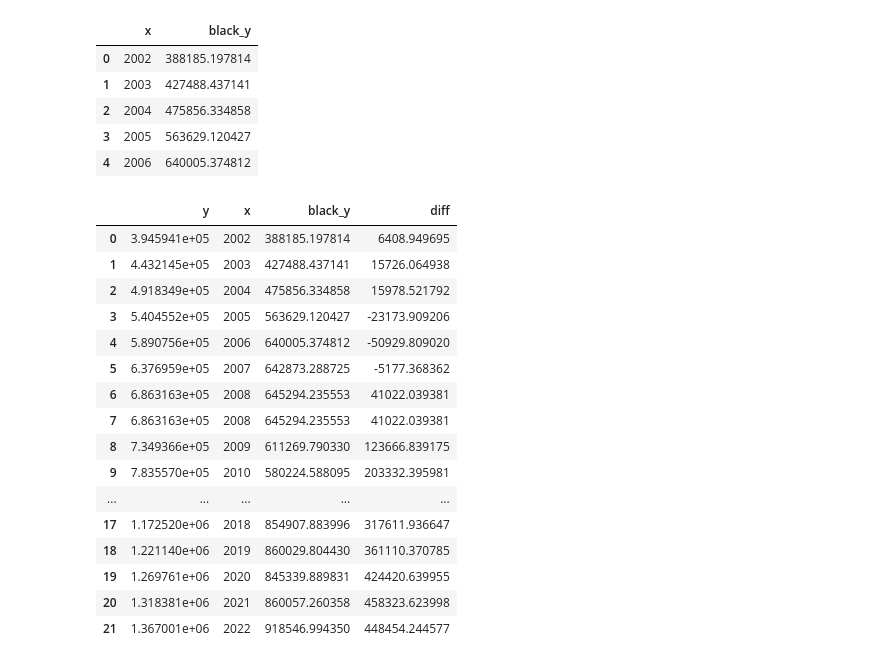
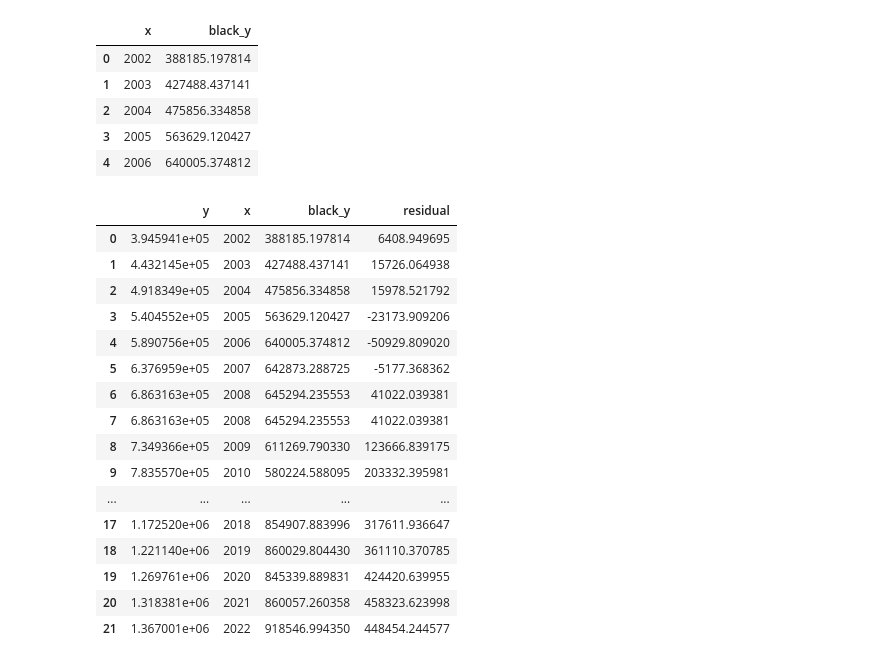
Before and after one commit to hpuma/Airbnb_Rental_Project, a Jupyter notebook: sy_linear_regression.ipynb, the cells around one changed output. Cells and saved outputs as stored; diff of their text form; code cells hidden in the pictures.

```diff
--- a/sy_linear_regression.ipynb
+++ b/sy_linear_regression.ipynb
@@ -179,10 +175,10 @@ orange_and_blue_df = pd.concat([orange_line_df, blue_line_df])
 | 4 | 2006 | 640005.374812 |
 # %%
 plot_df = pd.merge(orange_and_blue_df, black_line_df, on='x')
-plot_df["diff"] = plot_df["y"] - plot_df["black_y"]
+plot_df["residual"] = plot_df["y"] - plot_df["black_y"]
 plot_df
 # %% [output]
-|  | y | x | black_y | diff |
+|  | y | x | black_y | residual |
 | 0 | 3.945941e+05 | 2002 | 388185.197814 | 6408.949695 |
 | 1 | 4.432145e+05 | 2003 | 427488.437141 | 15726.064938 |
 | 2 | 4.918349e+05 | 2004 | 475856.334858 | 15978.521792 |
```
Also changed, not shown: parts of 2 cells of this notebook.
